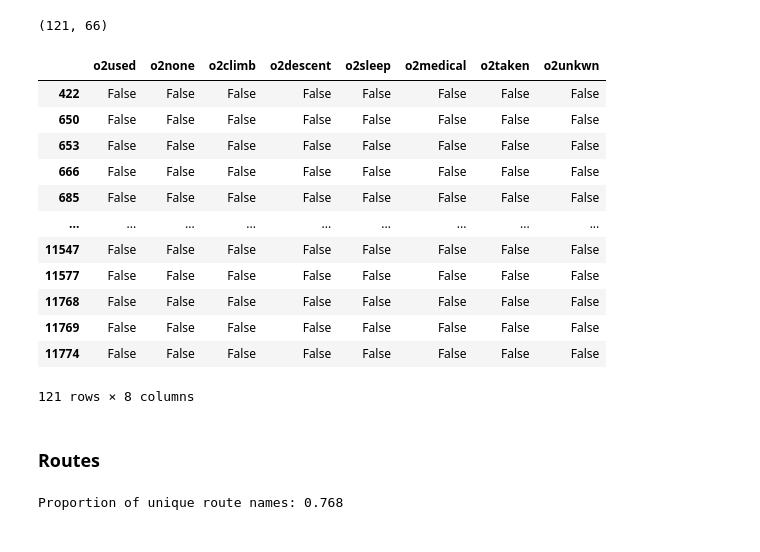
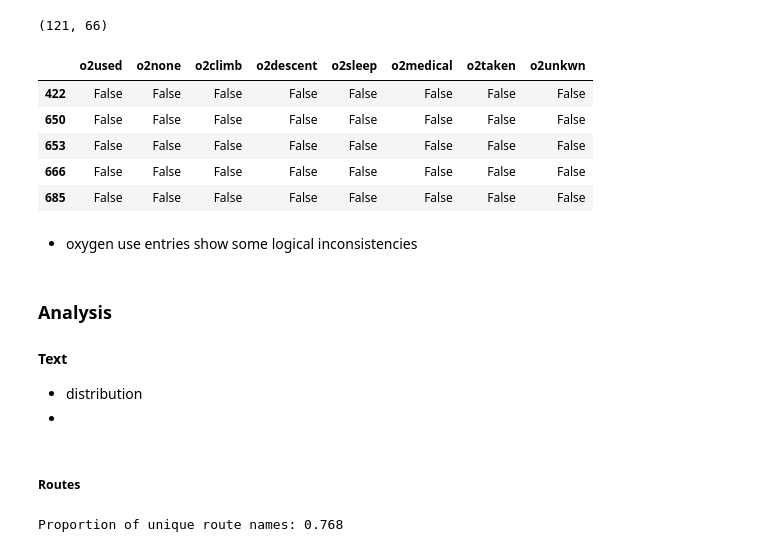
Before and after one commit to bastien-winant/himalayan-db-pipeline, a Jupyter notebook: notebooks/exploratory_data_analysis.ipynb, the cells around one changed output. Saved outputs shown, nothing was run; the diff lists cells and outputs as text; code cells hidden in the pictures.

```diff
--- a/notebooks/exploratory_data_analysis.ipynb
+++ b/notebooks/exploratory_data_analysis.ipynb
@@ -877,23 +597,23 @@ df.loc[(df.o2used == df.o2none) & ~df.o2unkwn].shape
 # %%
 df.loc[
   (df.o2used == df.o2none) & ~df.o2unkwn,
-  ["o2used", "o2none", "o2climb", "o2descent", "o2sleep", "o2medical", "o2taken", "o2unkwn"]]
+  ["o2used", "o2none", "o2climb", "o2descent", "o2sleep", "o2medical", "o2taken", "o2unkwn"]].head()
 # %% [output]
 |  | o2used | o2none | o2climb | o2descent | o2sleep | o2medical | o2taken | o2unkwn |
 | 422 | False | False | False | False | False | False | False | False |
 | 650 | False | False | False | False | False | False | False | False |
 | 653 | False | False | False | False | False | False | False | False |
 | 666 | False | False | False | False | False | False | False | False |
 | 685 | False | False | False | False | False | False | False | False |
-| ... | ... | ... | ... | ... | ... | ... | ... | ... |
-| 11547 | False | False | False | False | False | False | False | False |
-| 11577 | False | False | False | False | False | False | False | False |
-| 11768 | False | False | False | False | False | False | False | False |
-| 11769 | False | False | False | False | False | False | False | False |
-| 11774 | False | False | False | False | False | False | False | False |
-121 rows × 8 columns
-# %% [markdown]
-### Routes
+# %% [markdown]
+- oxygen use entries show some logical inconsistencies
+# %% [markdown]
+### Analysis
+#### Text
+- distribution
+-
+# %% [markdown]
+##### Routes
 # %%
 print("Proportion of unique route names:", (df.route1.value_counts() == 1).mean().round(3))
 # %% [output]
```
Also changed, not shown: parts of 62 cells of this notebook, 2 other files.
